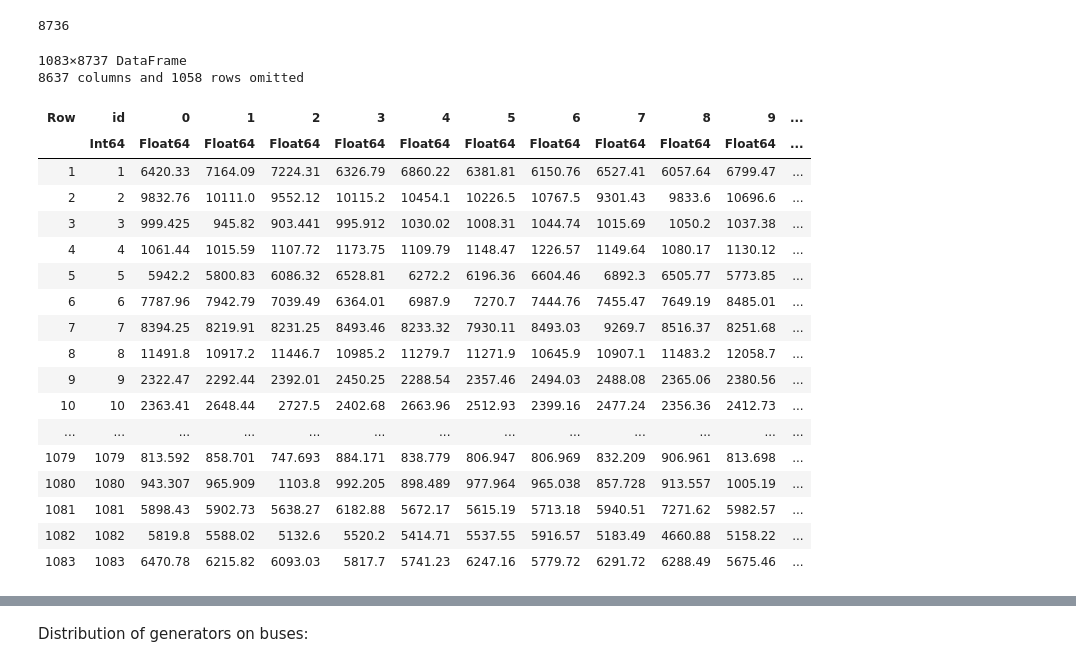
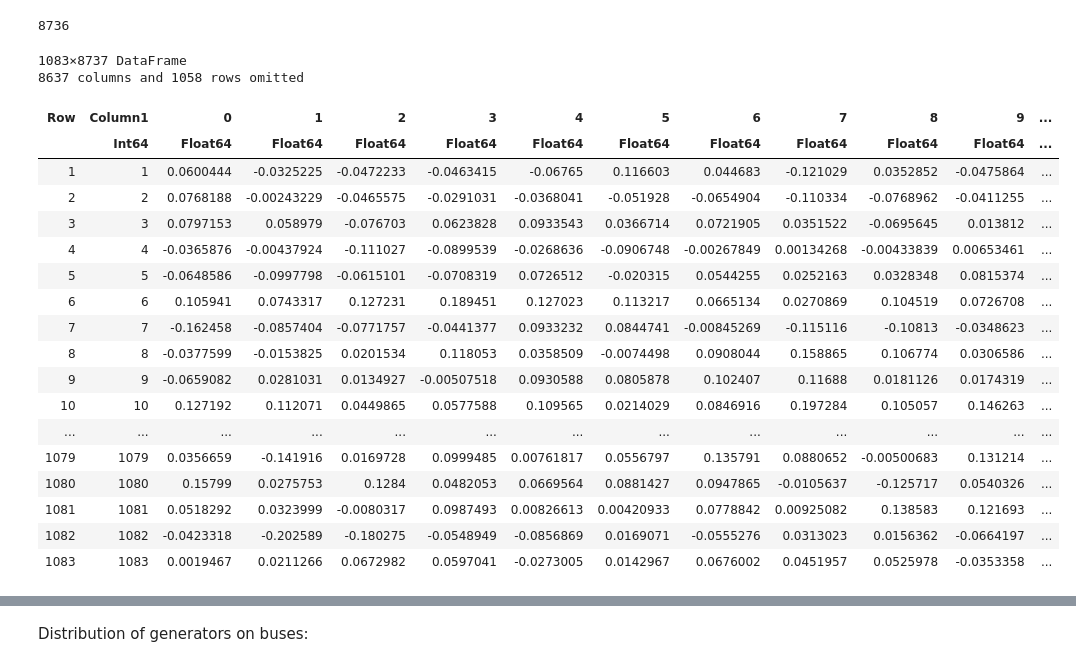
Before and after one commit to GeeeHesso/PowerData, a Jupyter notebook: experiments/PTDF_setup.ipynb, the cells around one changed output, grey strips where cells are left out. Cells and saved outputs as stored; diff of their text form; code cells hidden in the pictures.

```diff
--- a/experiments/PTDF_setup.ipynb
+++ b/experiments/PTDF_setup.ipynb
@@ -235,26 +261,26 @@ T = 24 * 364
 # %% [output]
 8736
 # %%
-gen_costs_df = CSV.read("../doc/data/pantagruel_gen_cost_series.csv", DataFrame)
+gen_costs_df = CSV.read("../doc/data/europe_noise_series.csv", DataFrame)
 sort!(gen_costs_df)
 # %% [output]
 1083×8737 DataFrame
 8637 columns and 1058 rows omitted
-| Row | id | 0 | 1 | 2 | 3 | 4 | 5 | 6 | 7 | 8 | 9 | ... |
+| Row | Column1 | 0 | 1 | 2 | 3 | 4 | 5 | 6 | 7 | 8 | 9 | ... |
 |  | Int64 | Float64 | Float64 | Float64 | Float64 | Float64 | Float64 | Float64 | Float64 | Float64 | Float64 | ... |
-| 1 | 1 | 6420.33 | 7164.09 | 7224.31 | 6326.79 | 6860.22 | 6381.81 | 6150.76 | 6527.41 | 6057.64 | 6799.47 | ... |
-| 2 | 2 | 9832.76 | 10111.0 | 9552.12 | 10115.2 | 10454.1 | 10226.5 | 10767.5 | 9301.43 | 9833.6 | 10696.6 | ... |
-| 3 | 3 | 999.425 | 945.82 | 903.441 | 995.912 | 1030.02 | 1008.31 | 1044.74 | 1015.69 | 1050.2 | 1037.38 | ... |
-| 4 | 4 | 1061.44 | 1015.59 | 1107.72 | 1173.75 | 1109.79 | 1148.47 | 1226.57 | 1149.64 | 1080.17 | 1130.12 | ... |
-| 5 | 5 | 5942.2 | 5800.83 | 6086.32 | 6528.81 | 6272.2 | 6196.36 | 6604.46 | 6892.3 | 6505.77 | 5773.85 | ... |
-| 6 | 6 | 7787.96 | 7942.79 | 7039.49 | 6364.01 | 6987.9 | 7270.7 | 7444.76 | 7455.47 | 7649.19 | 8485.01 | ... |
-| 7 | 7 | 8394.25 | 8219.91 | 8231.25 | 8493.46 | 8233.32 | 7930.11 | 8493.03 | 9269.7 | 8516.37 | 8251.68 | ... |
-| 8 | 8 | 11491.8 | 10917.2 | 11446.7 | 10985.2 | 11279.7 | 11271.9 | 10645.9 | 10907.1 | 11483.2 | 12058.7 | ... |
-| 9 | 9 | 2322.47 | 2292.44 | 2392.01 | 2450.25 | 2288.54 | 2357.46 | 2494.03 | 2488.08 | 2365.06 | 2380.56 | ... |
-| 10 | 10 | 2363.41 | 2648.44 | 2727.5 | 2402.68 | 2663.96 | 2512.93 | 2399.16 | 2477.24 | 2356.36 | 2412.73 | ... |
+| 1 | 1 | 0.0600444 | -0.0325225 | -0.0472233 | -0.0463415 | -0.06765 | 0.116603 | 0.044683 | -0.121029 | 0.0352852 | -0.0475864 | ... |
+| 2 | 2 | 0.0768188 | -0.00243229 | -0.0465575 | -0.0291031 | -0.0368041 | -0.051928 | -0.0654904 | -0.110334 | -0.0768962 | -0.0411255 | ... |
+| 3 | 3 | 0.0797153 | 0.058979 | -0.076703 | 0.0623828 | 0.0933543 | 0.0366714 | 0.0721905 | 0.0351522 | -0.0695645 | 0.013812 | ... |
+| 4 | 4 | -0.0365876 | -0.00437924 | -0.111027 | -0.0899539 | -0.0268636 | -0.0906748 | -0.00267849 | 0.00134268 | -0.00433839 | 0.00653461 | ... |
+| 5 | 5 | -0.0648586 | -0.0997798 | -0.0615101 | -0.0708319 | 0.0726512 | -0.020315 | 0.0544255 | 0.0252163 | 0.0328348 | 0.0815374 | ... |
+| 6 | 6 | 0.105941 | 0.0743317 | 0.127231 | 0.189451 | 0.127023 | 0.113217 | 0.0665134 | 0.0270869 | 0.104519 | 0.0726708 | ... |
+| 7 | 7 | -0.162458 | -0.0857404 | -0.0771757 | -0.0441377 | 0.0933232 | 0.0844741 | -0.00845269 | -0.115116 | -0.10813 | -0.0348623 | ... |
+| 8 | 8 | -0.0377599 | -0.0153825 | 0.0201534 | 0.118053 | 0.0358509 | -0.0074498 | 0.0908044 | 0.158865 | 0.106774 | 0.0306586 | ... |
+| 9 | 9 | -0.0659082 | 0.0281031 | 0.0134927 | -0.00507518 | 0.0930588 | 0.0805878 | 0.102407 | 0.11688 | 0.0181126 | 0.0174319 | ... |
+| 10 | 10 | 0.127192 | 0.112071 | 0.0449865 | 0.0577588 | 0.109565 | 0.0214029 | 0.0846916 | 0.197284 | 0.105057 | 0.146263 | ... |
 | ... | ... | ... | ... | ... | ... | ... | ... | ... | ... | ... | ... | ... |
-| 1079 | 1079 | 813.592 | 858.701 | 747.693 | 884.171 | 838.779 | 806.947 | 806.969 | 832.209 | 906.961 | 813.698 | ... |
-| 1080 | 1080 | 943.307 | 965.909 | 1103.8 | 992.205 | 898.489 | 977.964 | 965.038 | 857.728 | 913.557 | 1005.19 | ... |
-| 1081 | 1081 | 5898.43 | 5902.73 | 5638.27 | 6182.88 | 5672.17 | 5615.19 | 5713.18 | 5940.51 | 7271.62 | 5982.57 | ... |
-| 1082 | 1082 | 5819.8 | 5588.02 | 5132.6 | 5520.2 | 5414.71 | 5537.55 | 5916.57 | 5183.49 | 4660.88 | 5158.22 | ... |
-| 1083 | 1083 | 6470.78 | 6215.82 | 6093.03 | 5817.7 | 5741.23 | 6247.16 | 5779.72 | 6291.72 | 6288.49 | 5675.46 | ... |
+| 1079 | 1079 | 0.0356659 | -0.141916 | 0.0169728 | 0.0999485 | 0.00761817 | 0.0556797 | 0.135791 | 0.0880652 | -0.00500683 | 0.131214 | ... |
+| 1080 | 1080 | 0.15799 | 0.0275753 | 0.1284 | 0.0482053 | 0.0669564 | 0.0881427 | 0.0947865 | -0.0105637 | -0.125717 | 0.0540326 | ... |
+| 1081 | 1081 | 0.0518292 | 0.0323999 | -0.0080317 | 0.0987493 | 0.00826613 | 0.00420933 | 0.0778842 | 0.00925082 | 0.138583 | 0.121693 | ... |
+| 1082 | 1082 | -0.0423318 | -0.202589 | -0.180275 | -0.0548949 | -0.0856869 | 0.0169071 | -0.0555276 | 0.0313023 | 0.0156362 | -0.0664197 | ... |
+| 1083 | 1083 | 0.0019467 | 0.0211266 | 0.0672982 | 0.0597041 | -0.0273005 | 0.0142967 | 0.0676002 | 0.0451957 | 0.0525978 | -0.0353358 | ... |
```
Also changed, not shown: parts of 67 cells of this notebook, 5 other files.
